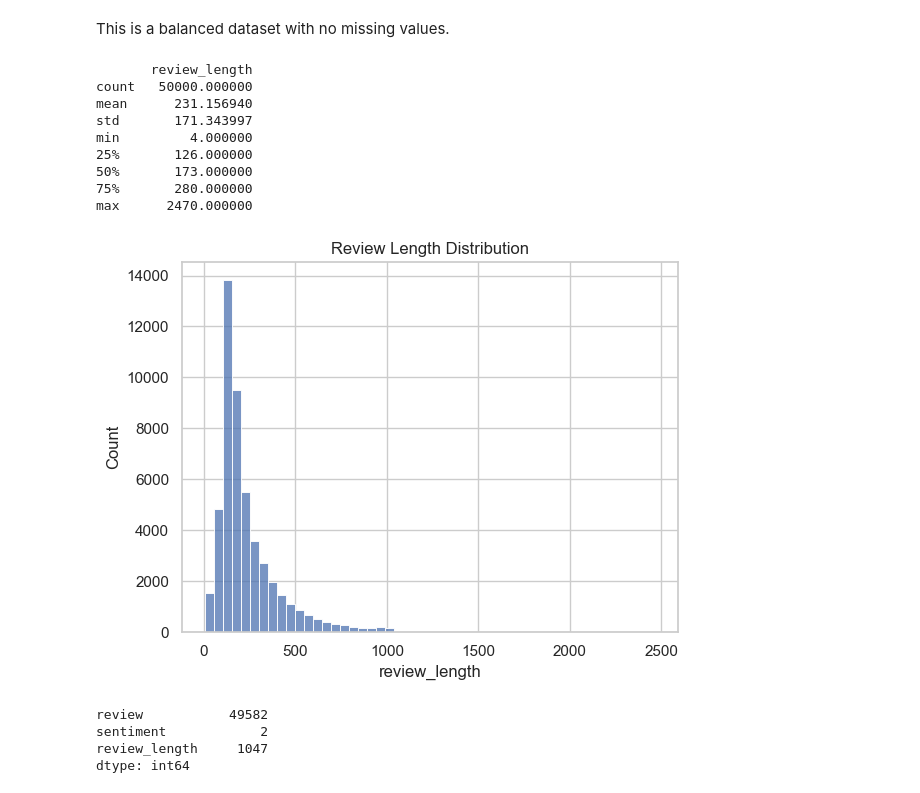
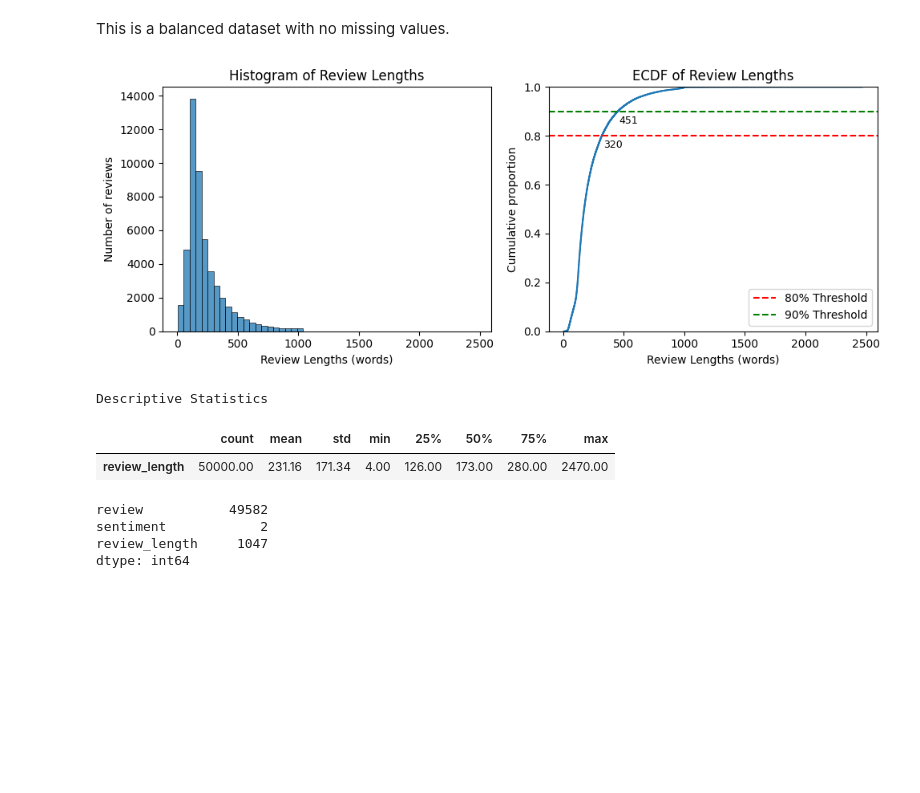
Before and after one commit to olizekor/movie-review-sentiment-analysis, a Jupyter notebook: notebooks/exploration.ipynb, the cells around one changed output. Drawn from its saved outputs; the diff is of its cells as text; code cells hidden in the pictures; blank space fills up the shorter version.

```diff
--- a/notebooks/exploration.ipynb
+++ b/notebooks/exploration.ipynb
@@ -16,10 +16,14 @@ from sklearn.naive_bayes import GaussianNB
 from sklearn.svm import SVC
 from sklearn.metrics import accuracy_score
 from sklearn.feature_extraction.text import TfidfVectorizer
+from sklearn.metrics import ConfusionMatrixDisplay
 import sys
 import os
 import re
 import swifter
+import warnings
+import torch
+warnings.filterwarnings('ignore')
 
 # Add the root project directory to the Python path
 project_root = os.path.abspath(os.path.join(os.getcwd(), '..'))
@@ -29,7 +33,7 @@ if project_root not in sys.path:
 from src.data_loader import load_raw_data #importing data loader
 
 # Setup
-sns.set(style = "whitegrid")
+#sns.set(style = "whitegrid")
 # %% [markdown]
 ### Loading NLTK
 # %%
@@ -88,21 +92,46 @@ None
 This is a balanced dataset with no missing values.
 # %%
 # Adding a column for review length
+fig, axes = plt.subplots(1, 2, figsize=(10,4))
 text_df["review_length"] = text_df["review"].apply(lambda x: len(str(x).split()))
-sns.histplot(text_df["review_length"], bins=50)
-plt.title("Review Length Distribution")
-print(text_df.describe())
+
+# histogram of reviews lengths
+sns.histplot(text_df["review_length"], bins=50, ax=axes[0])
+axes[0].set_title("Histogram of Review Lengths")
+axes[0].set_xlabel("Review Lengths (words)")
+axes[0].set_ylabel("Number of reviews")
+
+# ECDF plot of review lengths
+sns.ecdfplot(data = text_df, x = "review_length", ax=axes[1])
+axes[1].set_title("ECDF of Review Lengths")
+axes[1].set_xlabel("Review Lengths (words)")
+axes[1].set_ylabel("Cumulative proportion")
+axes[1].axhline(y=0.8, color="red", linestyle="--", label="80% Threshold")
+axes[1].axhline(y=0.9, color="green", linestyle="--", label="90% Threshold")
+x_80 = text_df["review_length"].quantile(0.8)
+x_90 = text_df["review_length"].quantile(0.9)
+axes[1].legend()
+# annotating the 80th percentile
+axes[1].annotate(f'{x_80:.0f}',
+                 xy=(x_80, 0.8),
+                 xytext=(x_80 + 10, 0.75),
+                 fontsize=9)
+# annotating the 90th percentile
+axes[1].annotate(f'{x_90:.0f}',
+                 xy=(x_90, 0.9),
+                 xytext=(x_90 + 10, 0.85),
+                 fontsize=9)
+
+plt.tight_layout()
+plt.show()
 # %% [output]
-       review_length
-count   50000.000000
-mean      231.156940
-std       171.343997
-min         4.000000
-25%       126.000000
-50%       173.000000
-75%       280.000000
-max      2470.000000
-[figure, old version]
+[figure, new version]
+# %%
+text_df.describe().T.style.set_caption("Descriptive Statistics").format("{:.2f}")
+# %% [output]
+Descriptive Statistics
+|  | count | mean | std | min | 25% | 50% | 75% | max |
+| review_length | 50000.00 | 231.16 | 171.34 | 4.00 | 126.00 | 173.00 | 280.00 | 2470.00 |
 # %%
 # checking for duplicates
 text_df.nunique()
```
Also changed, not shown: parts of 13 cells of this notebook.
